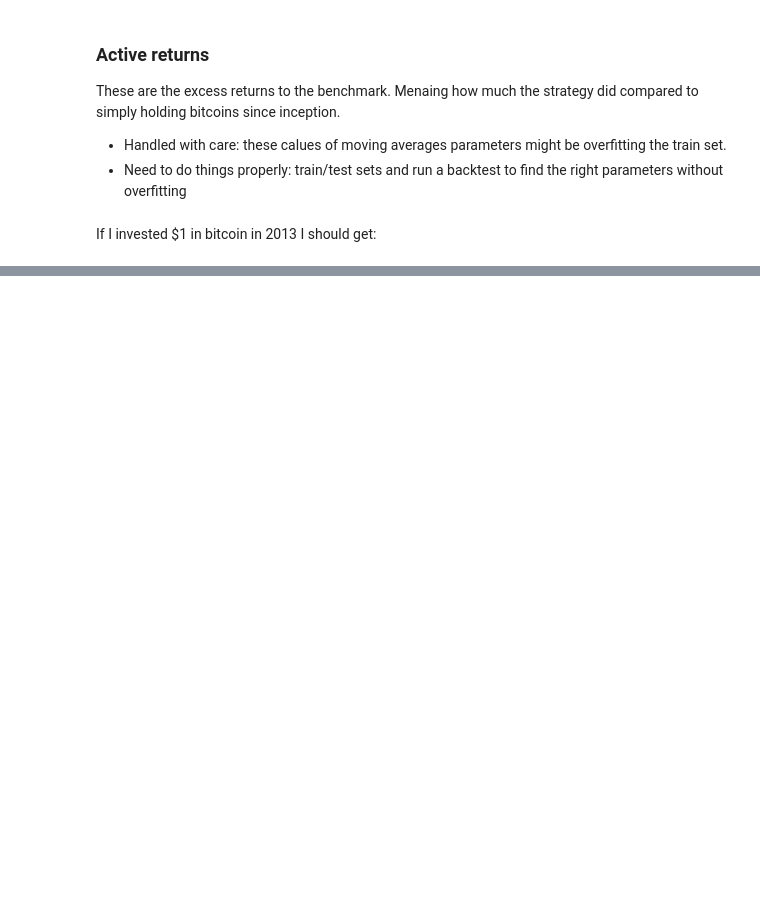
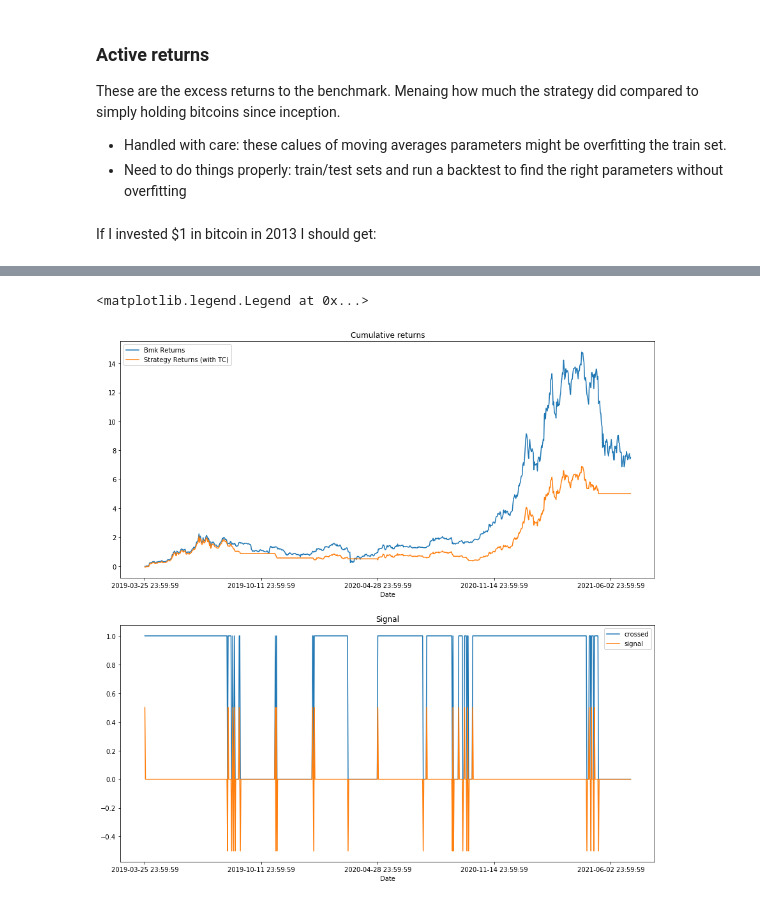
Before and after one commit to fuivito/crypto-strats, a Jupyter notebook: crossing_mavgs.ipynb, the cells around one changed output, grey strips where cells are left out. Cells and saved outputs as stored; diff of their text form; code cells hidden in the pictures; blank space fills up the shorter version.

```diff
--- a/crossing_mavgs.ipynb
+++ b/crossing_mavgs.ipynb
@@ -110,0 +205,19 @@ ret_df.active_ret.plot()
+# %%
+f,ax = plt.subplots(2,1,figsize=(15,15))
+
+xx['cum_ret_bmk'].plot(ax=ax[0], label='Bmk Returns')
+xx['cum_strat_ret'].plot(ax=ax[0], label='Strategy Returns (with TC)')
+# y_test['cum_strat_ret_no_tc'].plot(ax=ax[0], label='Strategy Returns (no TC)')
+
+
+xx['crossed'].plot(ax=ax[1], label='crossed')
+(xx['signal']/2).plot(ax=ax[1], label='signal')
+
+ax[0].legend()
+ax[0].set_title("Cumulative returns")
+
+ax[1].set_title("Signal")
+ax[1].legend()
+# %% [output]
+<matplotlib.legend.Legend at 0x...>
+[figure, added]
```
Also changed, not shown: parts of 25 cells of this notebook.
